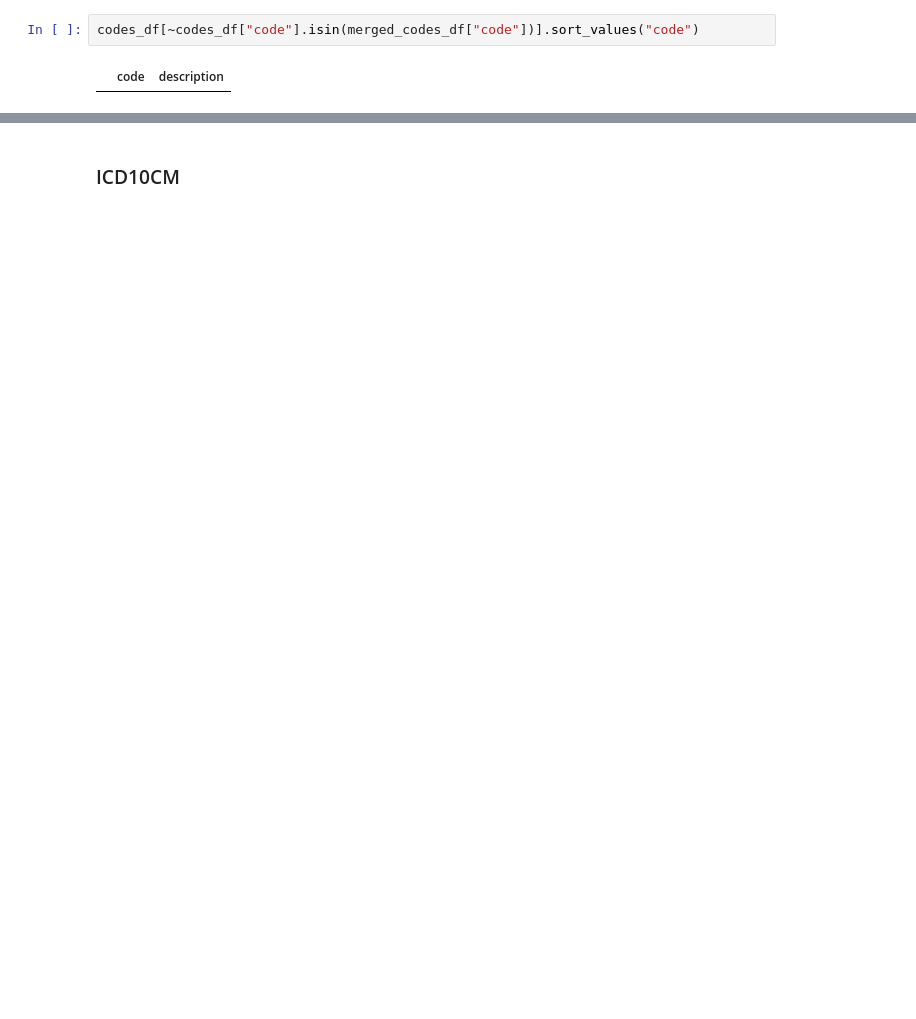
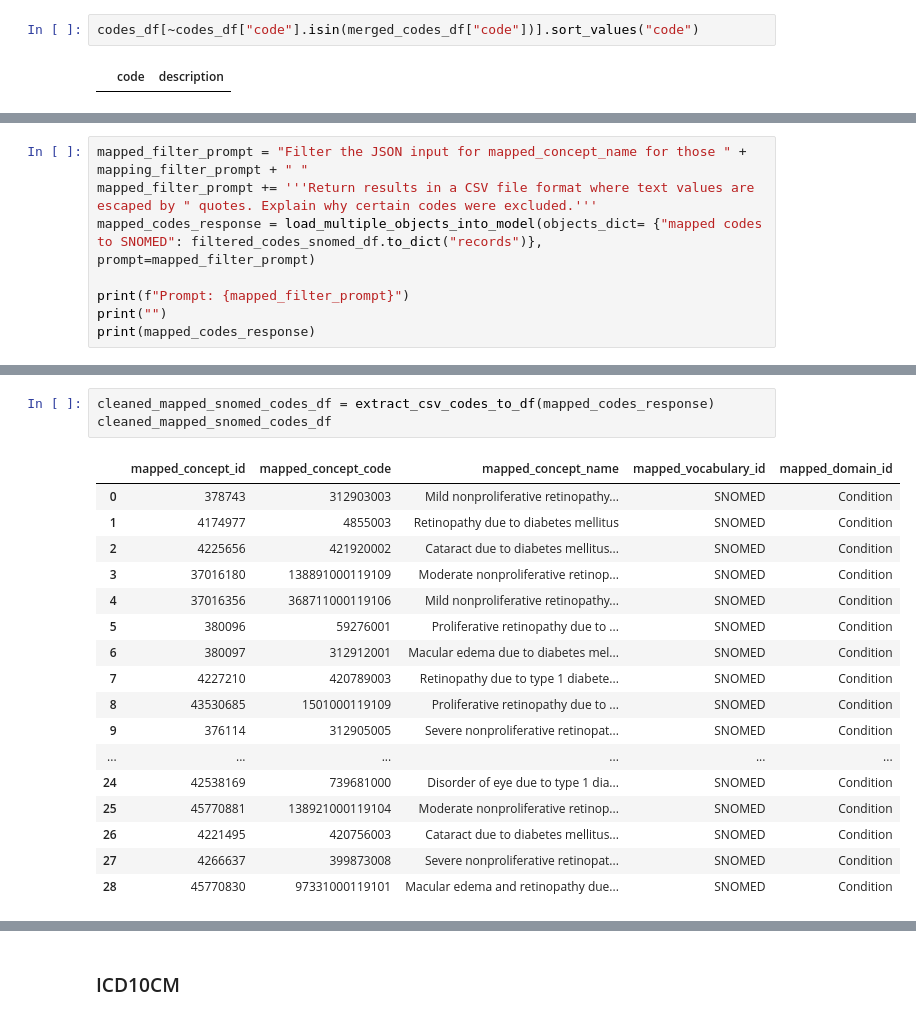
Before and after one commit to jhajagos/SupportingConceptSetGeneration, a Jupyter notebook: UMLS_API_with_Gemini.ipynb, the cells around one changed output, grey strips where cells are left out. Saved outputs shown, nothing was run; the diff lists cells and outputs as text; blank space fills up the shorter version.

```diff
--- a/UMLS_API_with_Gemini.ipynb
+++ b/UMLS_API_with_Gemini.ipynb
@@ -504,0 +566,8 @@ codes_df[~codes_df["code"].isin(merged_codes_df["code"])].sort_values("code")
+# %%
+mapped_filter_prompt = "Filter the JSON input for mapped_concept_name for those " + mapping_filter_prompt + " "
+mapped_filter_prompt += '''Return results in a CSV file format where text values are escaped by " quotes. Explain why certain codes were excluded.'''
+mapped_codes_response = load_multiple_objects_into_model(objects_dict= {"mapped codes to SNOMED": filtered_codes_snomed_df.to_dict("records")}, prompt=mapped_filter_prompt)
+
+print(f"Prompt: {mapped_filter_prompt}")
+print("")
+print(mapped_codes_response)
@@ -504,0 +592,21 @@ codes_df[~codes_df["code"].isin(merged_codes_df["code"])].sort_values("code")
+# %%
+cleaned_mapped_snomed_codes_df = extract_csv_codes_to_df(mapped_codes_response)
+cleaned_mapped_snomed_codes_df
+# %% [output]
+|  | mapped_concept_id | mapped_concept_code | mapped_concept_name | mapped_vocabulary_id | mapped_domain_id |
+| 0 | 378743 | 312903003 | Mild nonproliferative retinopathy... | SNOMED | Condition |
+| 1 | 4174977 | 4855003 | Retinopathy due to diabetes mellitus | SNOMED | Condition |
+| 2 | 4225656 | 421920002 | Cataract due to diabetes mellitus... | SNOMED | Condition |
+| 3 | 37016180 | 138891000119109 | Moderate nonproliferative retinop... | SNOMED | Condition |
+| 4 | 37016356 | 368711000119106 | Mild nonproliferative retinopathy... | SNOMED | Condition |
+| 5 | 380096 | 59276001 | Proliferative retinopathy due to ... | SNOMED | Condition |
+| 6 | 380097 | 312912001 | Macular edema due to diabetes mel... | SNOMED | Condition |
+| 7 | 4227210 | 420789003 | Retinopathy due to type 1 diabete... | SNOMED | Condition |
+| 8 | 43530685 | 1501000119109 | Proliferative retinopathy due to ... | SNOMED | Condition |
+| 9 | 376114 | 312905005 | Severe nonproliferative retinopat... | SNOMED | Condition |
+| ... | ... | ... | ... | ... | ... |
+| 24 | 42538169 | 739681000 | Disorder of eye due to type 1 dia... | SNOMED | Condition |
+| 25 | 45770881 | 138921000119104 | Moderate nonproliferative retinop... | SNOMED | Condition |
+| 26 | 4221495 | 420756003 | Cataract due to diabetes mellitus... | SNOMED | Condition |
+| 27 | 4266637 | 399873008 | Severe nonproliferative retinopat... | SNOMED | Condition |
+| 28 | 45770830 | 97331000119101 | Macular edema and retinopathy due... | SNOMED | Condition |
```
Also changed, not shown: parts of 54 cells of this notebook.
